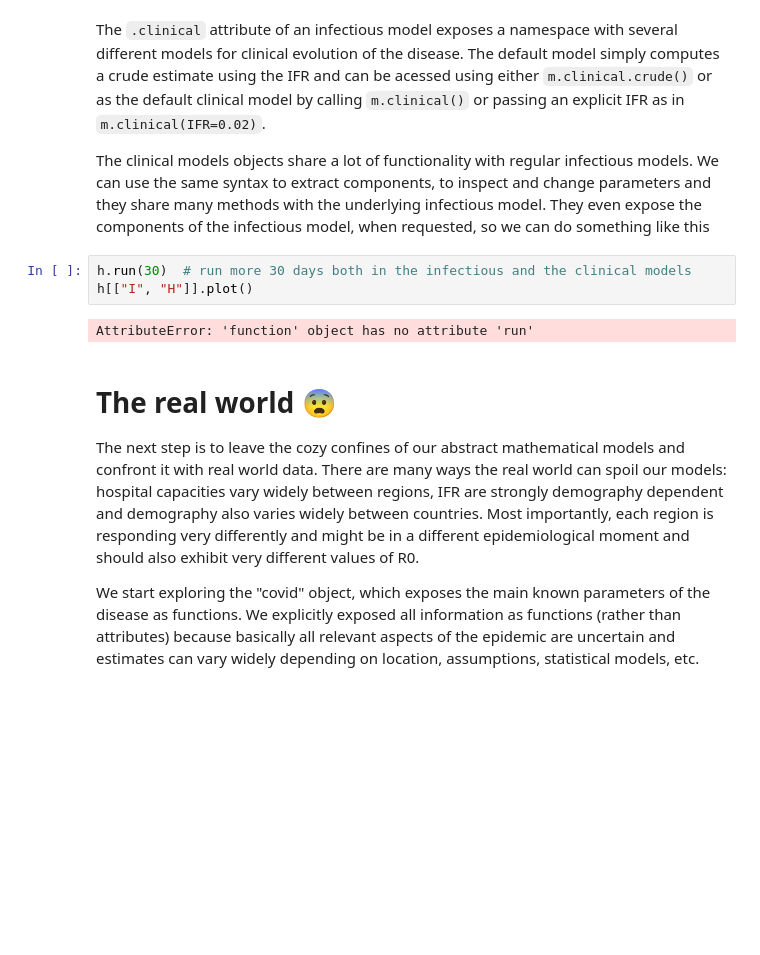
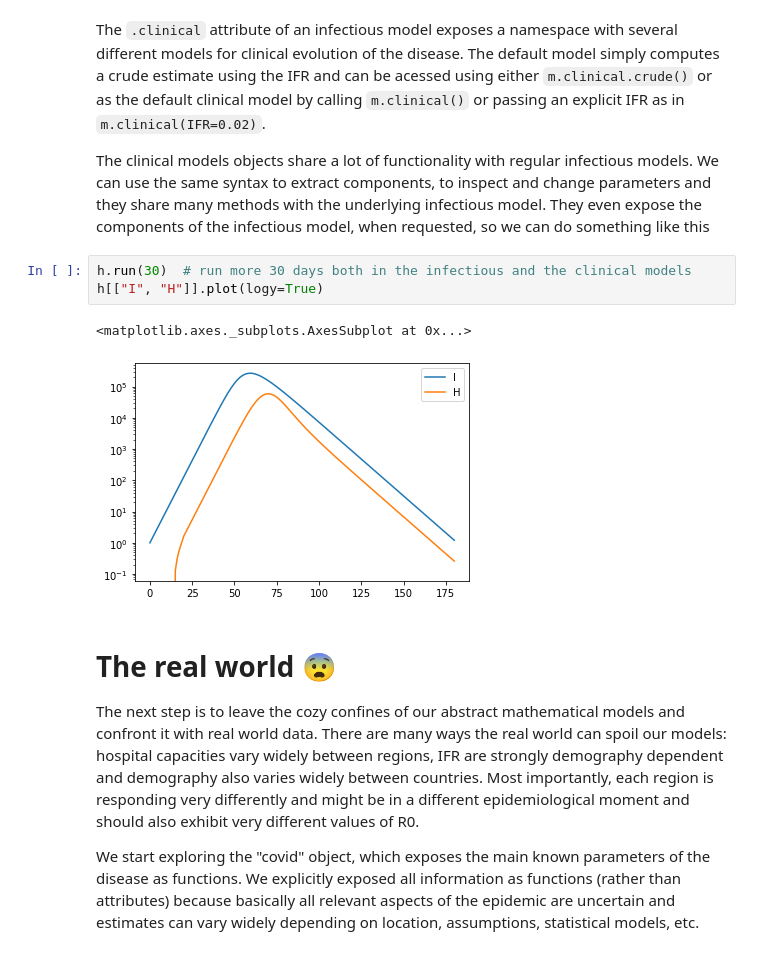
Before and after one commit to pydemic/pydemic, a Jupyter notebook: notebooks/intro.ipynb, the cells around one changed output. Saved outputs shown, nothing was run; the diff lists cells and outputs as text; blank space fills up the shorter version.

```diff
--- a/notebooks/intro.ipynb
+++ b/notebooks/intro.ipynb
@@ -102,9 +104,10 @@ The `.clinical` attribute of an infectious model exposes a namespace with severa
 The clinical models objects share a lot of functionality with regular infectious models. We can use the same syntax to extract components, to inspect and change parameters and they share many methods with the underlying infectious model. They even expose the components of the infectious model, when requested, so we can do something like this
 # %%
 h.run(30)  # run more 30 days both in the infectious and the clinical models
-h[["I", "H"]].plot()
+h[["I", "H"]].plot(logy=True)
 # %% [output]
-AttributeError: 'function' object has no attribute 'run'
+<matplotlib.axes._subplots.AxesSubplot at 0x...>
+[figure, added]
 # %% [markdown]
 # The real world 😨
 
```
Also changed, not shown: parts of 13 cells of this notebook, 15 other files.
